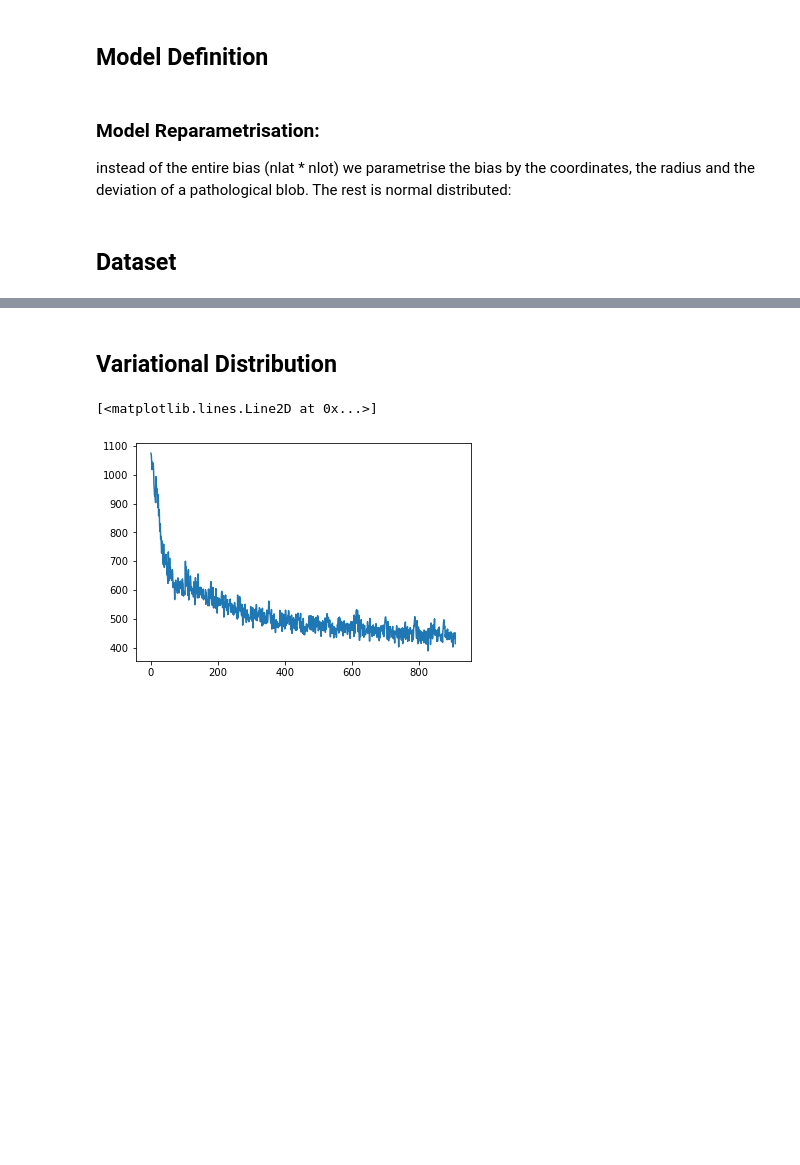
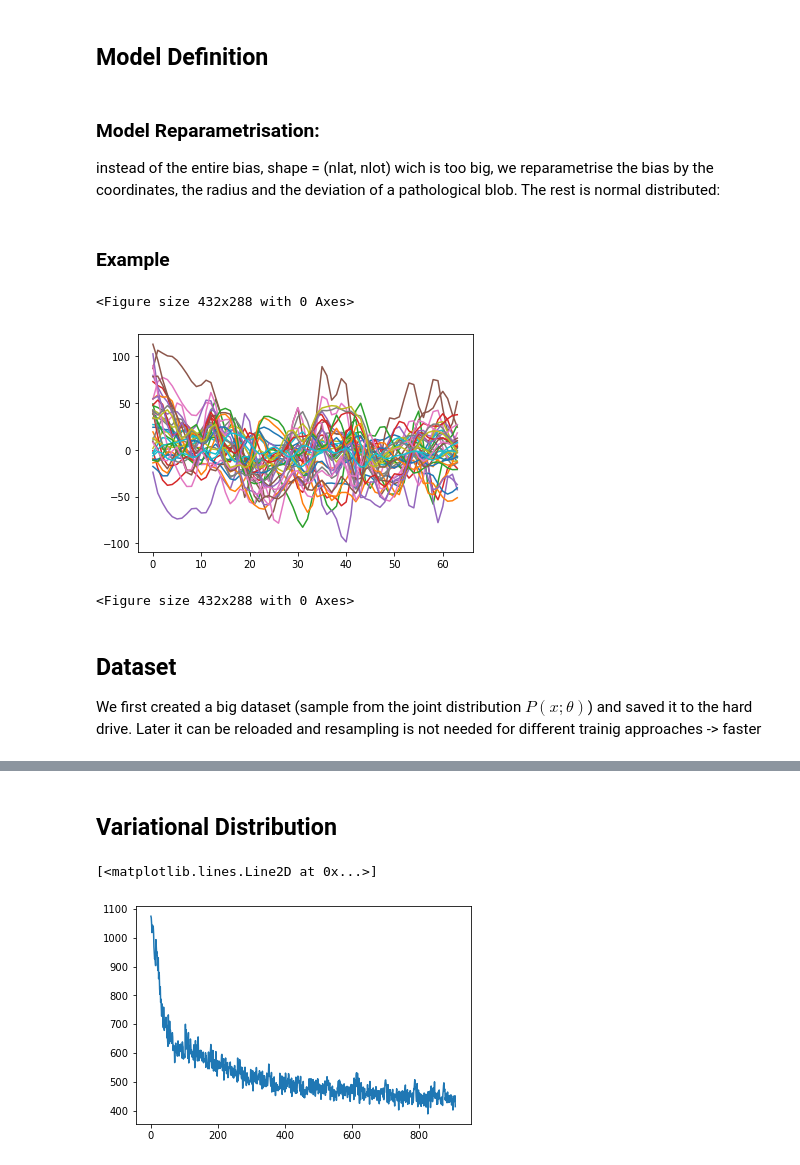
Before and after one commit to evanwonisch/bayesian-inference, a Jupyter notebook: MinField SBI.ipynb, the cells around one changed output, grey strips where cells are left out. Drawn from its saved outputs; the diff is of its cells as text; code cells hidden in the pictures; blank space fills up the shorter version.

```diff
--- a/MinField SBI.ipynb
+++ b/MinField SBI.ipynb
@@ -32,9 +32,9 @@ class BLNoise(tf.Module):
         z = tf.math.real(tf.signal.fft3d(Z_))
         return z
 # %%
-class NF2D(tf.Module):
+class NF2D:
+    """This solves our field equation numerically and applies the noise generated above"""
     def __init__(self, nt, nlat, nlon, dt: float=0.1, name=None):
-        super().__init__(name=name)
         self.local_coupling = None
         self.dt = dt
         self.sqrt_dt = tf.sqrt(dt)
@@ -50,7 +50,6 @@ class NF2D(tf.Module):
         self.weight = tf.constant(1.0)
         self.sigma = tf.constant(0.2)
 
-    @tf.function
     def __call__(self, zs):
         xs = [zs[0]*0 - 2.0]
         for t in range(1, self.nT):
@@ -80,11 +79,10 @@ class NF2D(tf.Module):
         cx = tf.signal.ifft2d(self.kernel * X)
         return tf.math.real(cx)
 # %%
-class LobeForward(tf.Module):
-    "Module for sEEG in temporal lobe forward solution."
+class LobeForward:
+    """This enables us to extragt EEG-like data out ouf our neural field"""
 
     def __init__(self, nlat, nlon, name=None):
-        super().__init__(name=name)
         self._init_lobe_geometry(nlat, nlon)
         self._init_contact_geometry()
         self._init_lobe_normals()
@@ -136,7 +134,6 @@ class LobeForward(tf.Module):
         # NB: transpose now because unlike numpy, tf.tranpose is O(n)
         self.gain = tf.convert_to_tensor(gain.astype('f').T)
 
-    # @tf.function
     def __call__(self, xt):
         xt_ = tf.reshape(xt, (-1, fwd.gain.shape[0]))  # O(1)
         return tf.linalg.matmul(xt_, self.gain)
@@ -148,10 +145,11 @@ fwd = LobeForward(nlat, nlon)
 # %% [markdown]
 ### Model Reparametrisation:
 
-instead of the entire bias (nlat * nlot) we parametrise the bias by the coordinates, the radius and the deviation of a pathological blob. The rest is normal distributed:
+instead of the entire bias, shape = (nlat, nlot) wich is too big, we reparametrise the bias by the coordinates, the radius and the deviation of a pathological blob. The rest is normal distributed:
 # %%
 #shape(param) = (4,)
 def get_bias(param):
+    """This is the bias reparametrisation"""
     x = tf.math.sigmoid(param[0]) * nlat
     y = tf.math.sigmoid(param[1]) * nlon
     r = param[2] ** 2
@@ -169,6 +167,7 @@ def get_bias(param):
     return tf.constant(bias + overlay)
 # %%
 def mech_model(theta):
+    """This allows us to sample from our model with given model parameters"""
     noise = BLNoise((16, 4, 4), (nt, nlat, nlon))()
     nf = NF2D(nt, nlat, nlon)
     nf.bias = get_bias(theta)
@@ -181,2 +178,13 @@ proposal_prior = tfd.Normal(loc = [0,0,9,8], scale = [1,1,1,1])
+# %% [markdown]
+### Example
+# %%
+data = mech_model(tf.constant([0.,0.,5,5]))
+plt.plot(data)
+plt.figure()
+# %% [output]
+<Figure size 432x288 with 0 Axes>
+[figure, added]
+<Figure size 432x288 with 0 Axes>
 # %% [markdown]
 ## Dataset
+We first created a big dataset (sample from the joint distribution $P(x;\theta)$) and saved it to the hard drive. Later it can be reloaded and resampling is not needed for different trainig approaches -> faster
```
Also changed, not shown: parts of 11 cells of this notebook.
